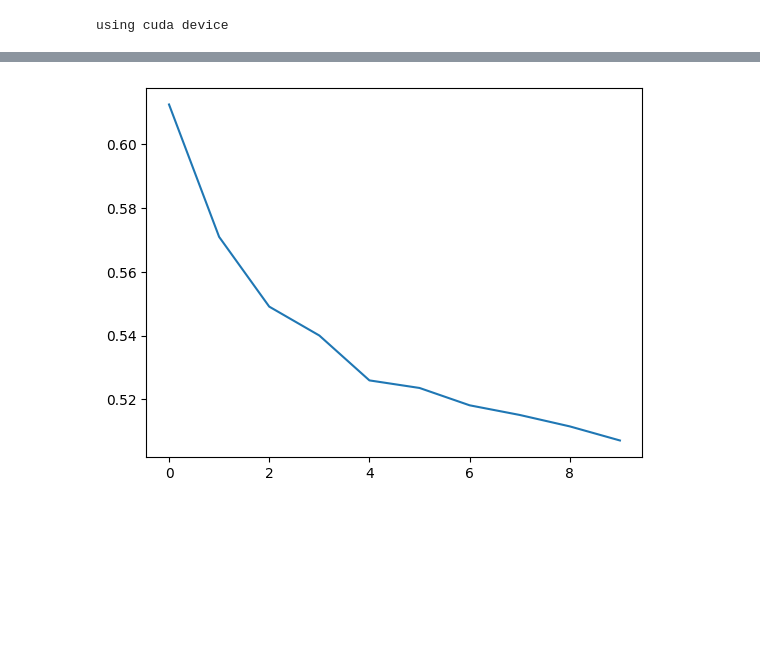
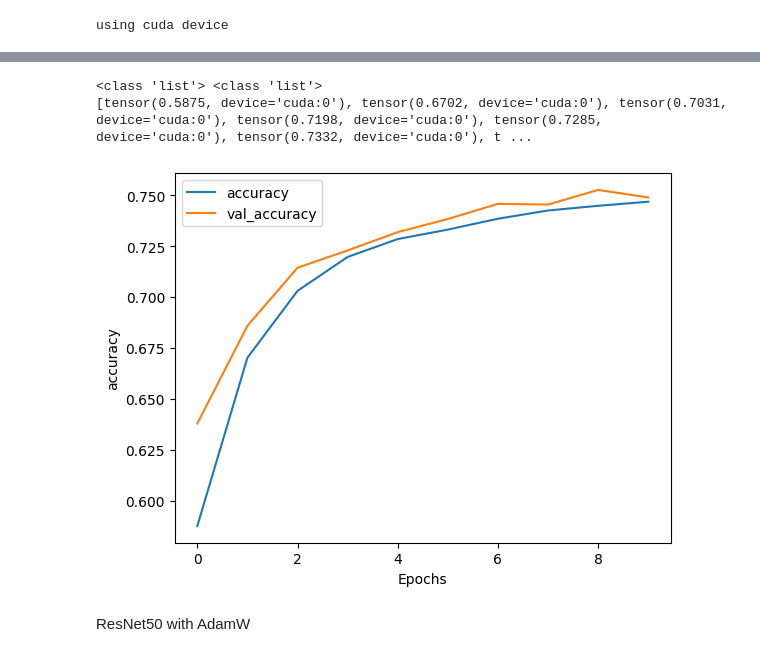
Before and after one commit to AngeloGalav/gauntlet, a Jupyter notebook: playground.ipynb, the cells around one changed output, grey strips where cells are left out. Cells and saved outputs as stored; diff of their text form; code cells hidden in the pictures; blank space fills up the shorter version.

Commit message:
Switch to BCELoss, add ResNet50 model, add accuracy plot
Modified model functions in order to work with BCEwitLogitLoss, as it seemed more efficient than just using 2 labels

```diff
--- a/playground.ipynb
+++ b/playground.ipynb
@@ -20,6 +17,6 @@ tuple
 # %%
 # import model to finetune
-model = model_utils.FTModel(model=resnet18(weights='IMAGENET1K_V1'))
+model = model_utils.FTModel(model=resnet18(weights='IMAGENET1K_V1'), num_classes=1)
 device = model_utils.get_device()
 print(f"using {device} device")
 model.model.to(device)
@@ -31,7 +28,7 @@ BATCH_SIZE = 128
 train_dataloader = DataLoader(train_data, batch_size=BATCH_SIZE, pin_memory=True, shuffle=True)
 test_dataloader = DataLoader(test_data, batch_size=BATCH_SIZE, pin_memory=True)
 
-loss_fn = nn.CrossEntropyLoss()
+loss_fn = nn.BCEWithLogitsLoss()
 optimizer = torch.optim.SGD(model.model.fc.parameters(), lr=LEARNING_RATE)
 
 dataloaders = (train_dataloader, test_dataloader)
@@ -39,5 +36,4 @@ dataloaders = (train_dataloader, test_dataloader)
 using cuda device
 # %%
 # N.B.: the loss displayed is the testing loss! (not train unless specified)
-
-losses = model_utils.train(dataloaders, loss_fn, optimizer, model.model, "FTResNet", BATCH_SIZE, EPOCHS, loss_thresh=2.5, force_train=False)
+artifacts = model_utils.train(dataloaders, loss_fn, optimizer, model.model, "FTResNet18", BATCH_SIZE, EPOCHS, loss_thresh=2.5, force_train=True)
@@ -50,7 +64,10 @@ Test Error:
-# %%
-if losses != []: plotter.plot_losses(losses)
-
-# Test Error:
-#  Accuracy: 53.3%, Avg loss: 0.005412
-# %% [output]
-[figure, removed]
+# %%
+if artifacts != None:
+    losses, train_accs, test_accs = artifacts
+    plotter.plot_metrics((train_accs, test_accs), "accuracy")
+# %% [output]
+<class 'list'> <class 'list'>
+[tensor(0.5875, device='cuda:0'), tensor(0.6702, device='cuda:0'), tensor(0.7031, device='cuda:0'), tensor(0.7198, device='cuda:0'), tensor(0.7285, device='cuda:0'), tensor(0.7332, device='cuda:0'), t ...
+[figure, added]
+# %% [markdown]
+ResNet50 with AdamW
```
Also changed, not shown: parts of 8 cells of this notebook, 1 other file.
